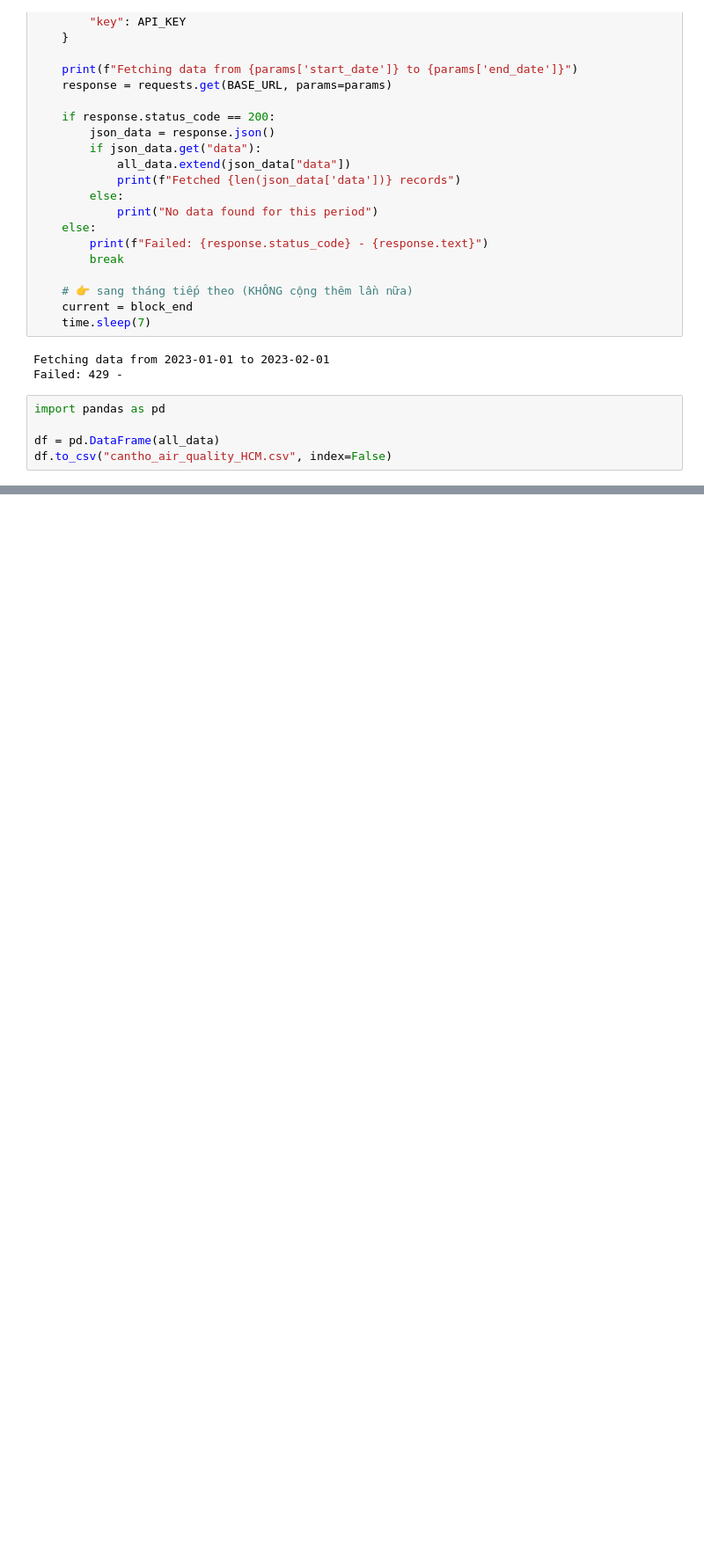
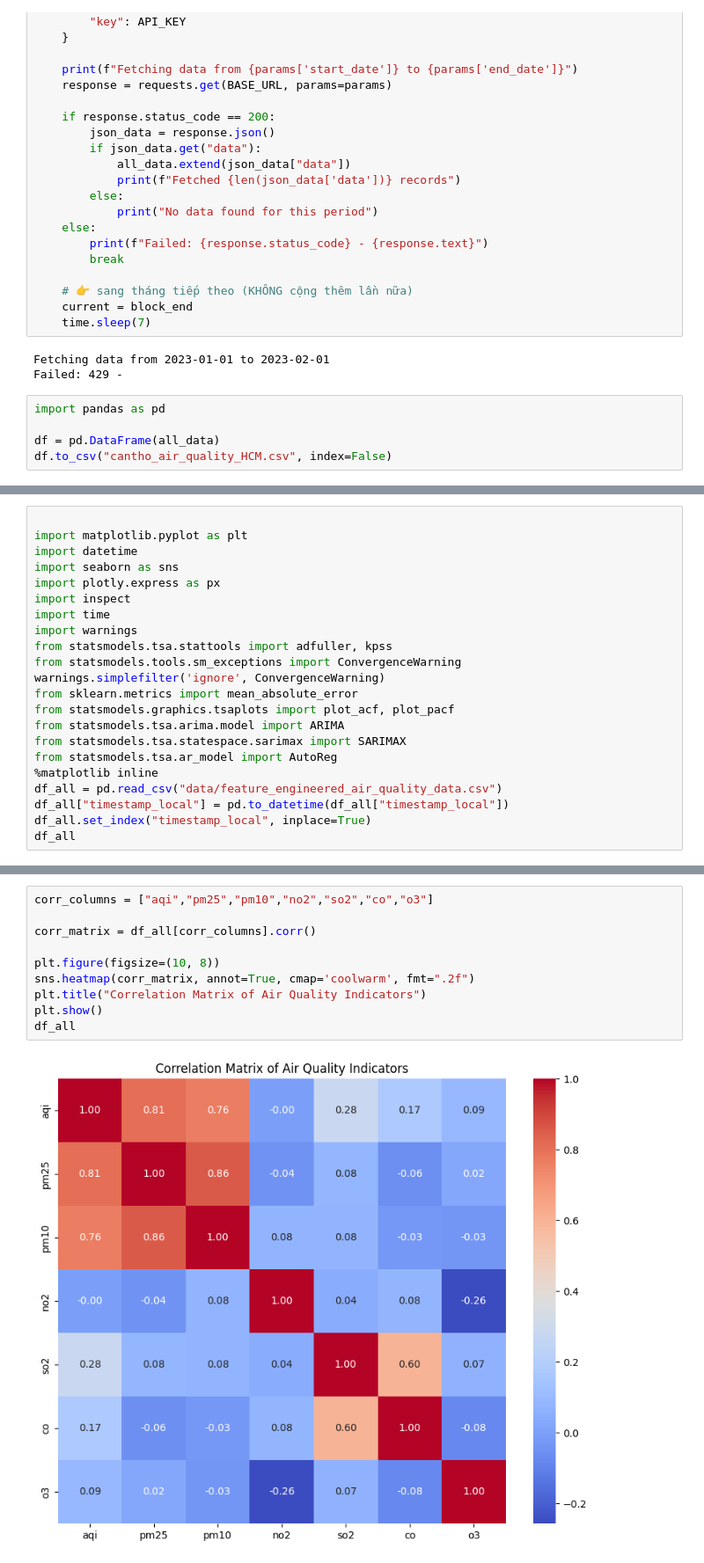
Before and after one commit to son3005/air-quality-forecasting, a Jupyter notebook: aa.ipynb, the cells around one changed output, grey strips where cells are left out. Shown at 88% size. Cells and saved outputs as stored; diff of their text form; blank space fills up the shorter version.

```diff
--- a/aa.ipynb
+++ b/aa.ipynb
@@ -62,0 +119,22 @@ df.to_csv("cantho_air_quality_HCM.csv", index=False)
+# %%
+
+import matplotlib.pyplot as plt
+import datetime
+import seaborn as sns
+import plotly.express as px
+import inspect
+import time
+import warnings
+from statsmodels.tsa.stattools import adfuller, kpss
+from statsmodels.tools.sm_exceptions import ConvergenceWarning
+warnings.simplefilter('ignore', ConvergenceWarning)
+from sklearn.metrics import mean_absolute_error
+from statsmodels.graphics.tsaplots import plot_acf, plot_pacf
+from statsmodels.tsa.arima.model import ARIMA
+from statsmodels.tsa.statespace.sarimax import SARIMAX
+from statsmodels.tsa.ar_model import AutoReg
+%matplotlib inline
+df_all = pd.read_csv("data/feature_engineered_air_quality_data.csv")
+df_all["timestamp_local"] = pd.to_datetime(df_all["timestamp_local"])
+df_all.set_index("timestamp_local", inplace=True)
+df_all
@@ -62,0 +156,12 @@ df.to_csv("cantho_air_quality_HCM.csv", index=False)
+# %%
+corr_columns = ["aqi","pm25","pm10","no2","so2","co","o3"]
+
+corr_matrix = df_all[corr_columns].corr()
+
+plt.figure(figsize=(10, 8))
+sns.heatmap(corr_matrix, annot=True, cmap='coolwarm', fmt=".2f")
+plt.title("Correlation Matrix of Air Quality Indicators")
+plt.show()
+df_all
+# %% [output]
+[figure, added]
```
Also changed, not shown: parts of 12 cells of this notebook, 12 other files.
